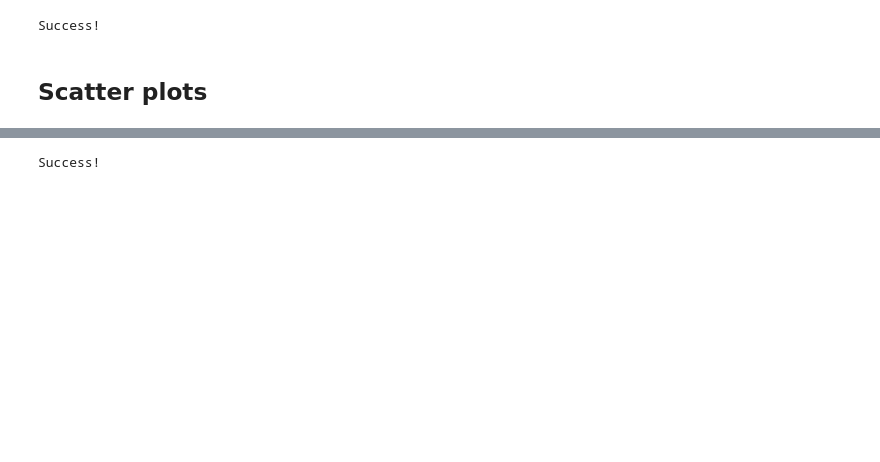
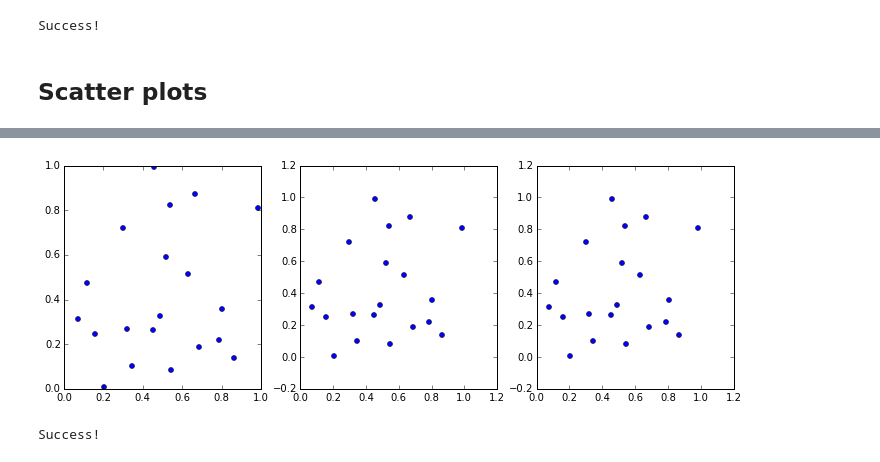
Before and after one commit to jhamrick/plotchecker, a Jupyter notebook: Examples.ipynb, the cells around one changed output, grey strips where cells are left out. Saved outputs shown, nothing was run; the diff lists cells and outputs as text; code cells hidden in the pictures; blank space fills up the shorter version.

```diff
--- a/Examples.ipynb
+++ b/Examples.ipynb
@@ -55,7 +55,7 @@ from plotchecker import ScatterPlotChecker
 x = np.random.rand(20)
 y = np.random.rand(20)
 # %%
-fig, axes = plt.subplots(1, 3, tight_layout=True)
+fig, axes = plt.subplots(1, 3)
 
 # create a scatter plot with plot
 axes[0].plot(x, y, 'o', color='b', ms=5)
@@ -67,5 +67,5 @@ axes[1].scatter(x, y, s=25, linewidth=0.5)
 axes[2].plot(x[:10], y[:10], 'o', color='b', ms=5)
 axes[2].scatter(x[10:], y[10:], s=25, linewidth=0.5)
 
-fig.set_size_inches(12, 4, forward=True)
+fig.set_size_inches(12, 4)
 # %% [output]
@@ -74,3 +72,4 @@ fig.set_size_inches(12, 4, forward=True)
+[figure, added]
 # %%
 # run the same assertions on all the plots!
 for ax in axes:
```
Also changed, not shown: parts of 6 cells of this notebook.
